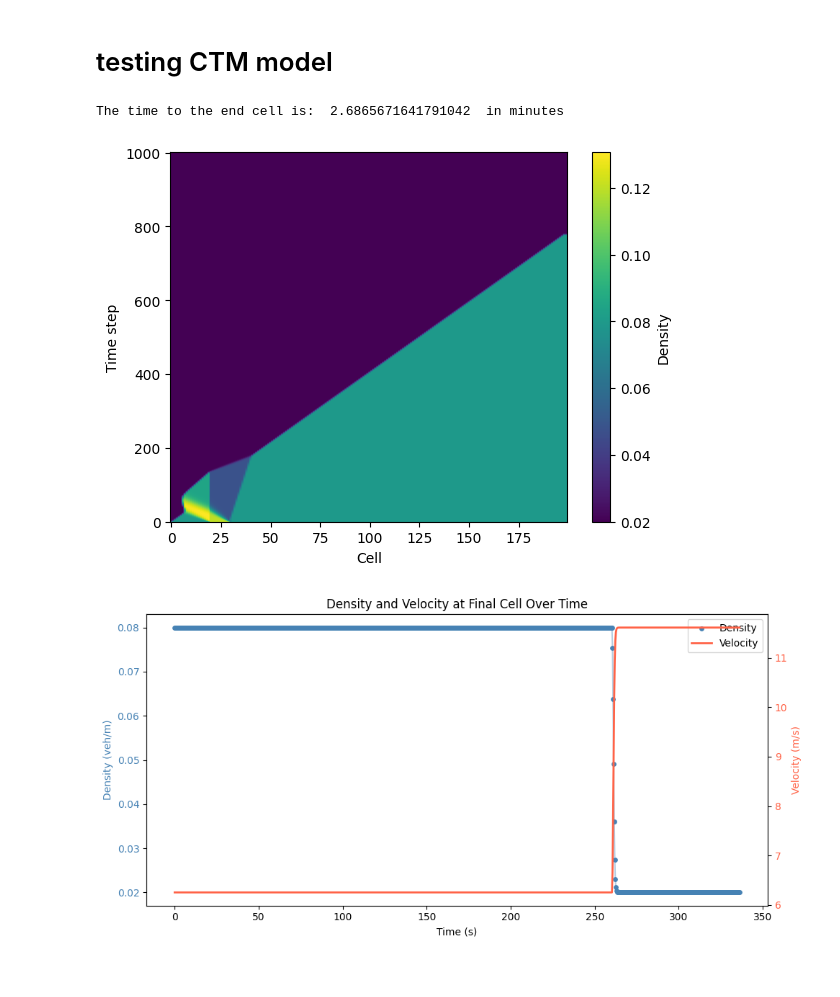
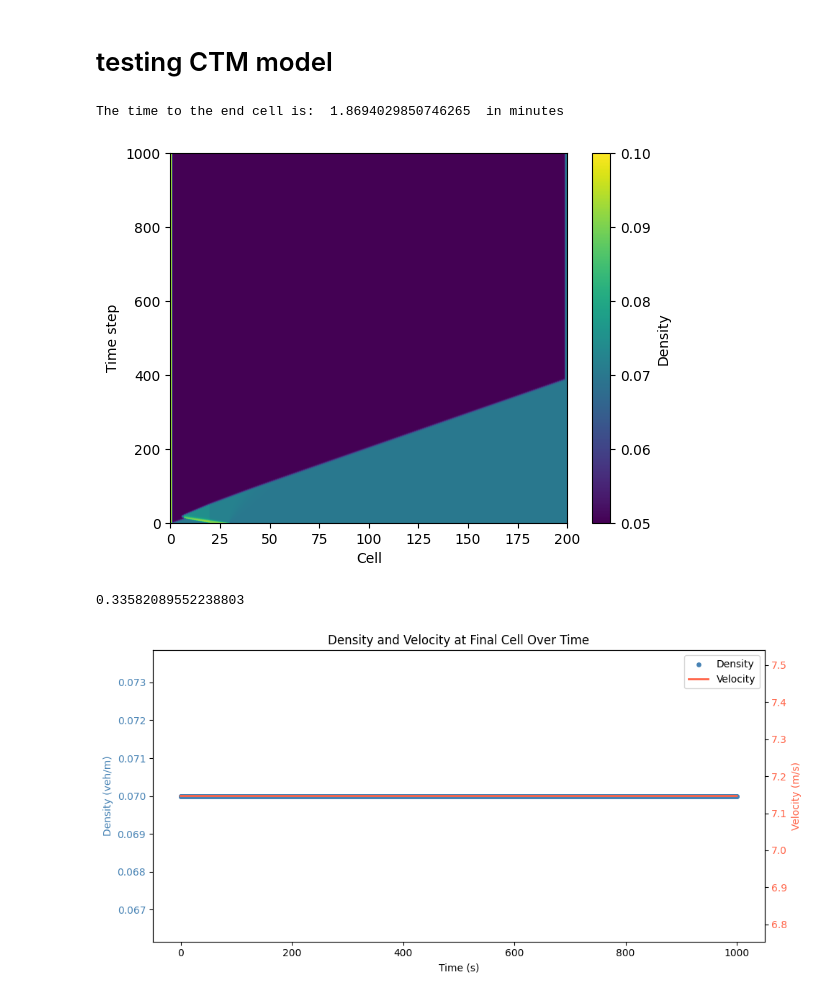
Before and after one commit to damianfrench/General-Physics, a Jupyter notebook: code/main.ipynb, the cells around one changed output. Saved outputs shown, nothing was run; the diff lists cells and outputs as text; code cells hidden in the pictures.

Commit message:
playing with plotting time to destination

```diff
--- a/code/main.ipynb
+++ b/code/main.ipynb
@@ -60,6 +60,7 @@ import numpy as np
 import CTM
 N = 200                         # number of cells
 road_length = 1000              # metres
+time=1000 # seconds
 cell_widths = np.full(N, road_length / N)  # uniform 5m cells
 
 # Traffic parameters
@@ -68,56 +69,57 @@ jam_density = 0.15              # vehicles per metre (1 vehicle per ~7m)
 max_flow = v_free * jam_density / 4  # Greenshields peak flow
 
 # Initial density — light traffic everywhere
-density_init = np.full(N, 0.08)  # 0.02 veh/m, well below critical
-density_init[20:30] = 0.12
+density_init = np.full(N, 0.07)  # 0.02 veh/m, well below critical
+density_init[20:30] = 0.09
 
 # Inlet density — slightly higher to push traffic in
-inlet_density = 0.02
+inlet_density = 0.1
 
 model = CTM.CTM_model(cell_widths, density_init, jam_density, max_flow, v_free)
-model.recursive_stepping(0, inlet_density, total_steps=1000)
+model.run(inlet_density,total_time=time, total_steps=1000)
 
-time=model.travel_time(start_cell=0, end_cell=199)
+time=model.travel_time(start_cell=0, end_cell=199,start_time=300)
 try:
     print("The time to the end cell is: ",time/60," in minutes")
 except:
     print("The car didn't reach the end in the given number of steps")
 
 import matplotlib.pyplot as plt
-plt.imshow(np.array(model.history), aspect='auto', origin='lower')
+plt.imshow(np.array(model.history), aspect='auto', origin='lower',extent=[0, len(model.cells_widths), 0, len(model.history) * model.step_width])
 plt.xlabel('Cell'); plt.ylabel('Time step'); plt.colorbar(label='Density')
 plt.show()
 
 final_density=np.array(model.history)[:,-1]
 final_velocity= v_free * (1 - final_density / jam_density)
 
 
 fig, ax1 = plt.subplots(figsize=(10, 5))
 
 final_cell_density = np.array(model.history)[:, -1]
 final_cell_velocity = v_free * (1 - final_cell_density / jam_density)
 
 timesteps = np.arange(len(final_cell_density)) * model.step_width  # convert to seconds
-
+print(model.step_width)
 ax1.scatter(timesteps, final_cell_density, color='steelblue', s=15, label='Density')
 ax1.plot(timesteps, final_cell_density, color='steelblue', alpha=0.4)
 ax1.set_xlabel('Time (s)')
 ax1.set_ylabel('Density (veh/m)', color='steelblue')
 ax1.tick_params(axis='y', labelcolor='steelblue')
 
 ax2 = ax1.twinx()
 ax2.plot(timesteps, final_cell_velocity, color='tomato', linewidth=2, label='Velocity')
 ax2.set_ylabel('Velocity (m/s)', color='tomato')
 ax2.tick_params(axis='y', labelcolor='tomato')
 
 lines1, labels1 = ax1.get_legend_handles_labels()
 lines2, labels2 = ax2.get_legend_handles_labels()
 ax1.legend(lines1 + lines2, labels1 + labels2, loc='upper right')
 
 plt.title('Density and Velocity at Final Cell Over Time')
 fig.tight_layout()
 plt.show()
 # %% [output]
-The time to the end cell is:  2.6865671641791042  in minutes
+The time to the end cell is:  1.8694029850746265  in minutes
-[figure, old version]
+[figure, new version]
+0.33582089552238803
-[figure, old version]
+[figure, new version]
```
Also changed, not shown: parts of 1 cell of this notebook.
